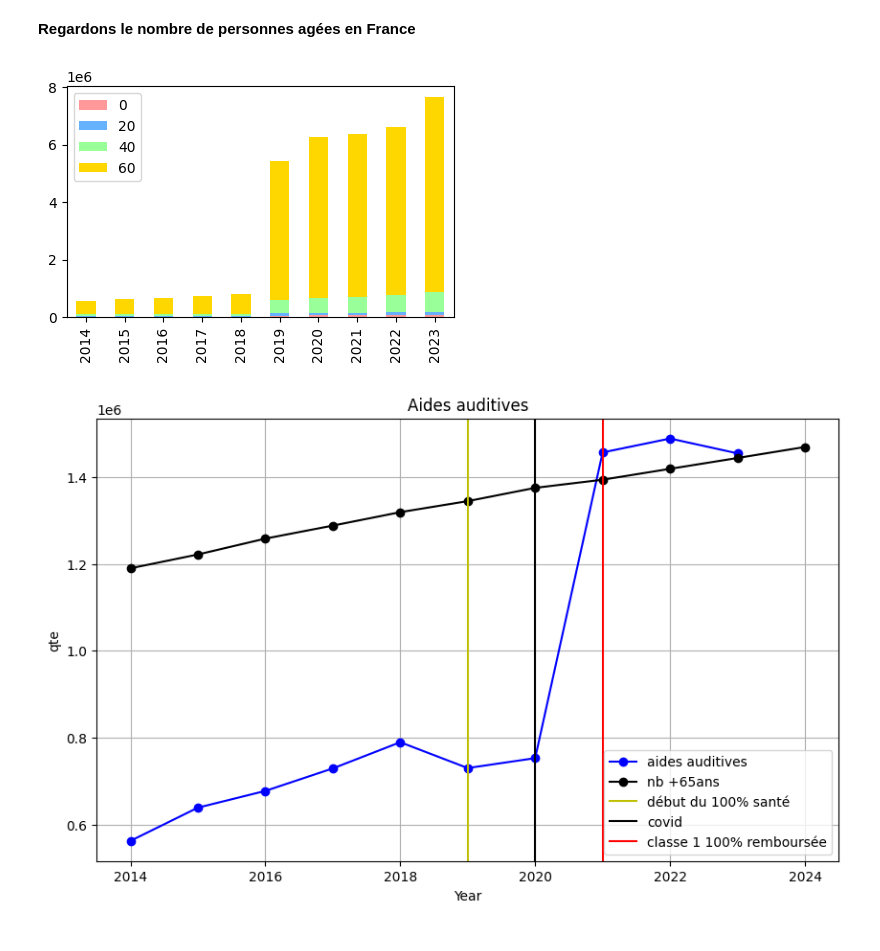
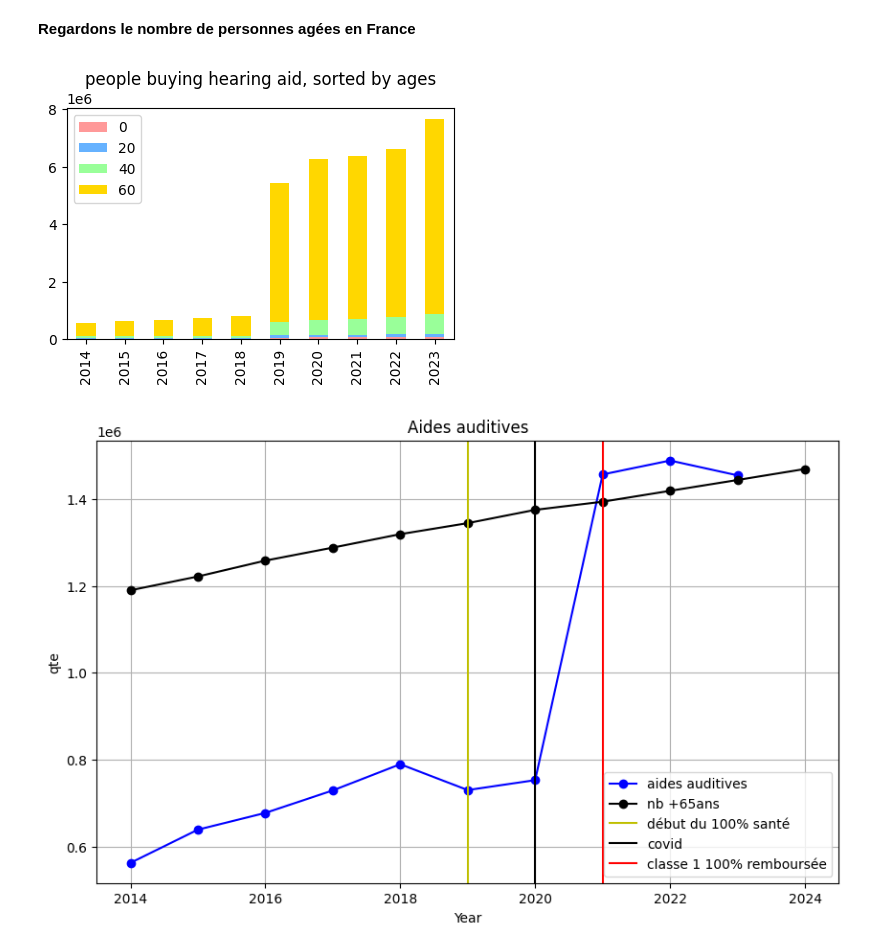
Before and after one commit to bparent11/analysingEffectOfHealthPlanInFrance, a Jupyter notebook: mean.ipynb, the cells around one changed output. Cells and saved outputs as stored; diff of their text form; code cells hidden in the pictures.

Commit message:
plot by age

```diff
--- a/mean.ipynb
+++ b/mean.ipynb
@@ -190,29 +186,6 @@ Les aides auditives sont répertoriées en deux catégo ries : les aides auditiv
 
 Ces classes sont basées sur les performances et les fonctionnalités des appareils auditifs. Les appareils de classe A sont les plus performants et sophistiqués, tandis que ceux de classe D sont les plus basiques.
 # %%
-list_files = [
-    'OPEN_LPP_2014.CSV',
-    'OPEN_LPP_2015.CSV',
-    'OPEN_LPP_2016.CSV',
-    'OPEN_LPP_2017.CSV',
-    'OPEN_LPP_2018.CSV',
-    'OPEN_LPP_2019.CSV',
-    'OPEN_LPP_2020.CSV',
-    'OPEN_LPP_2021.CSV',
-    'OPEN_LPP_2022.CSV',
-    'OPEN_LPP_2023.CSV']
-list_zip_folders = [
-    'Open-LPP-data/base_complete/OPEN_LPP_2014.zip',
-    'Open-LPP-data/base_complete/OPEN_LPP_2015.zip',
-    'Open-LPP-data/base_complete/OPEN_LPP_2016.zip',
-    'Open-LPP-data/base_complete/OPEN_LPP_2017.zip',
-    'Open-LPP-data/base_complete/OPEN_LPP_2018.zip',
-    'Open-LPP-data/base_complete/OPEN_LPP_2019.zip',
-    'Open-LPP-data/base_complete/OPEN_LPP_2020.zip',
-    'Open-LPP-data/base_complete/OPEN_LPP_2021.zip',
-    'Open-LPP-data/base_complete/OPEN_LPP_2022.zip',
-    'Open-LPP-data/base_complete/OPEN_LPP_2023.zip']
-
 years = [n for n in range (2014, 2024)]
 
 dict_avant = {2014:0,2015:0,2016:0,2017:0,2018:0,2019:0, 2020:0, 2021:0, 2022:0, 2023:0}
@@ -328,0 +332,21 @@ plt.show()
+# %%
+df_ages['TOTAL'] = df_ages['Classe I'] + df_ages['Classe II'] + df_ages['Classe avant']
+#df_ages
+# %%
+age_groups = df_ages.groupby('AGE')
+for age, group in age_groups:
+    plt.figure(figsize=(8, 5))
+    plt.plot(group['YEAR'], group['Classe I'], marker='o', linestyle='-', color='b', label='Classe I ')
+    plt.plot(group['YEAR'], group['Classe II'], marker='o', linestyle='-', color='g', label='Classe II ')
+    plt.plot(group['YEAR'], group['Classe avant'], marker='o', linestyle='-', color='brown', label='Classes ABCD ')
+    plt.plot(group['YEAR'], group['TOTAL'], marker='o', linestyle='-', color='black', label='Total toutes classes ')
+    plt.axvline(x=2019, color="y", label="début du 100% santé")
+    plt.axvline(x=2020, color="black", label="covid")
+    plt.axvline(x=2021, color="red", label="classe 1 100% remboursée")
+
+    plt.title(f'Aides auditives for AGE {age}')
+    plt.xlabel('Year')
+    plt.ylabel('quantity')
+    plt.legend()
+    plt.grid(True)
+    plt.show()
@@ -364,9 +393,10 @@ for i, zip_file_path in enumerate( list_zip_folders):
                 ages_df.loc[years[i], str(age)] = sum_qte #fill the df
 # %%
 ages_df.plot(kind='bar', stacked=True, figsize=(5, 3), color=['#FF9999', '#66B2FF', '#99FF99', '#FFD700'])
+plt.title("people buying hearing aid, sorted by ages")
 plt.show()
 # %% [output]
-[figure, old version]
+[figure, new version]
 # %%
 total = {}
 
```
Also changed, not shown: parts of 8 cells of this notebook.
